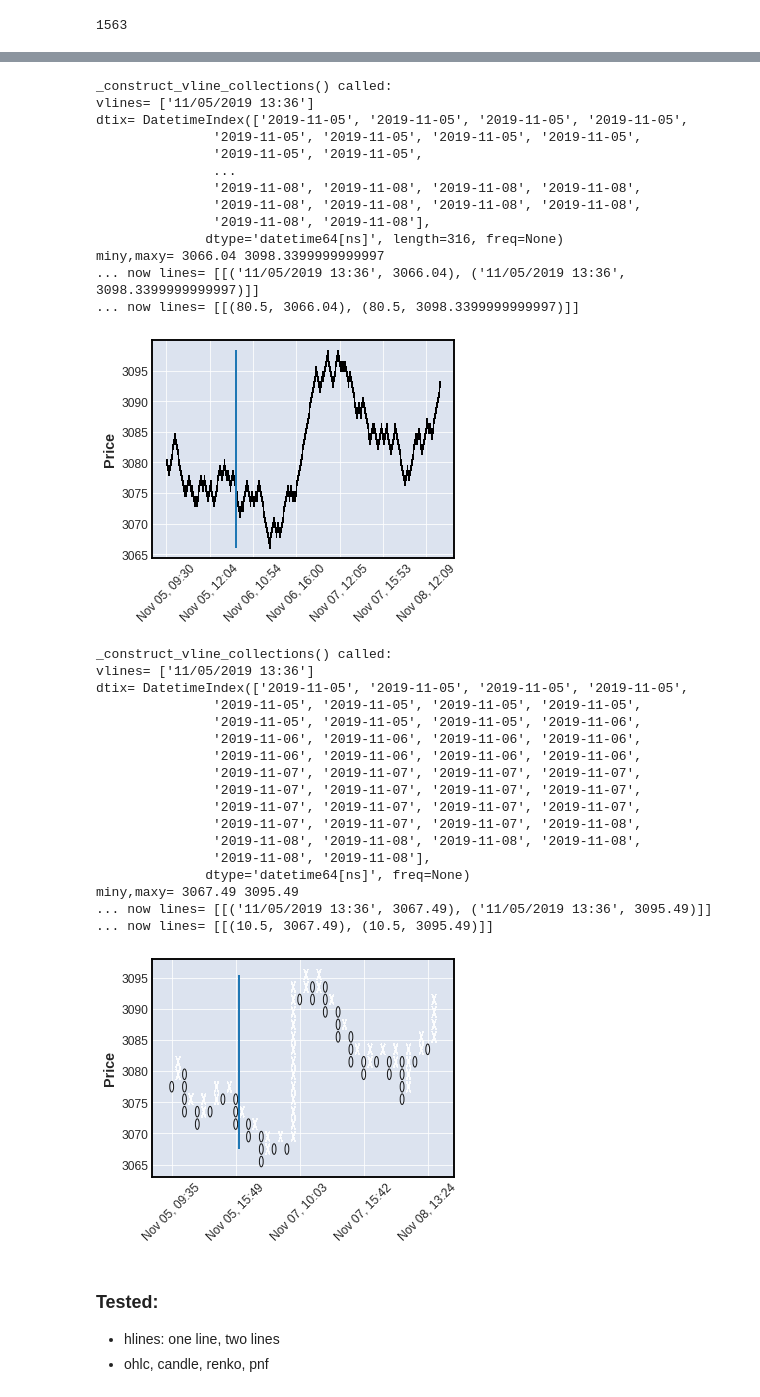
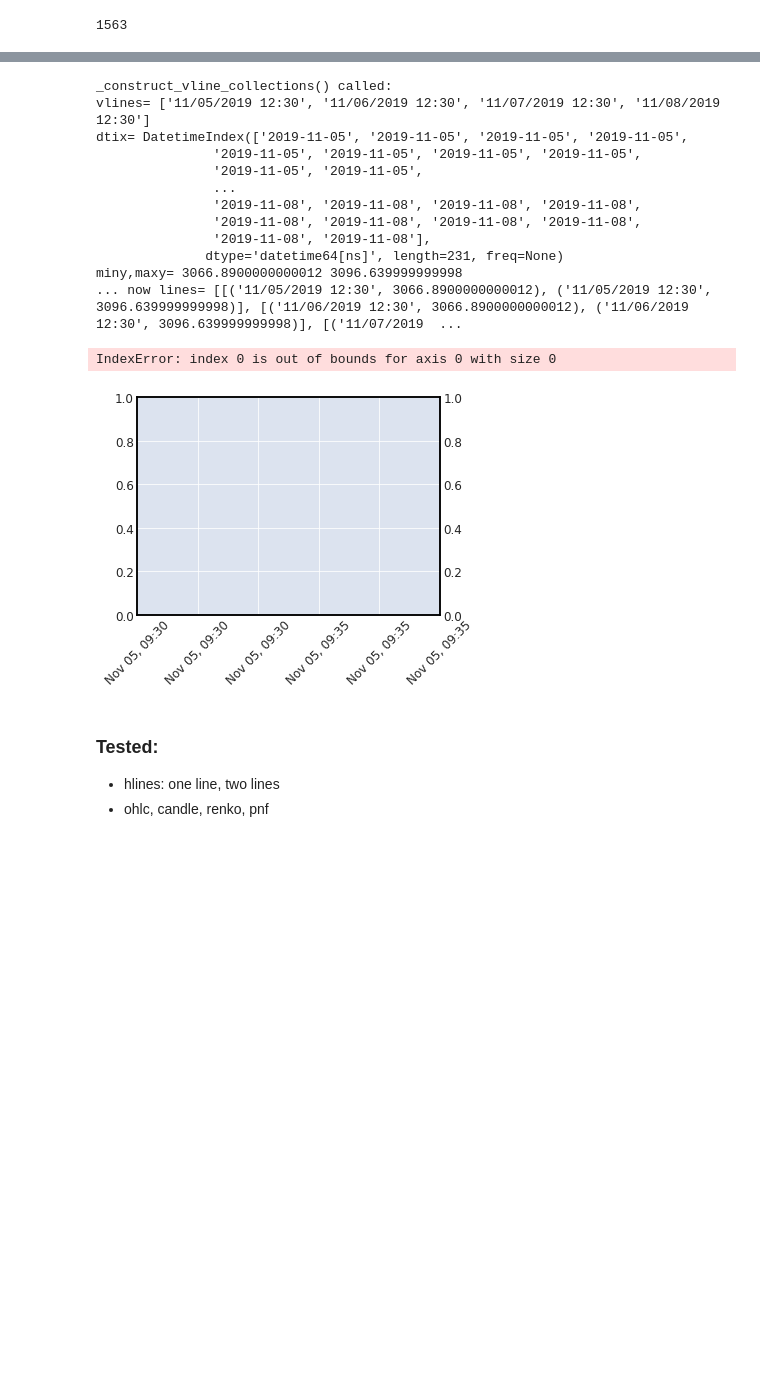
Before and after one commit to matplotlib/mplfinance, a Jupyter notebook: examples/scratch_pad/dev_lines.ipynb, the cells around one changed output, grey strips where cells are left out. Cells and saved outputs as stored; diff of their text form; code cells hidden in the pictures; blank space fills up the shorter version.

Commit message:
continue debugging intraday vlines with price movement types

```diff
--- a/examples/scratch_pad/dev_lines.ipynb
+++ b/examples/scratch_pad/dev_lines.ipynb
@@ -584,13 +577,16 @@ miny,maxy= 3067.49 3095.49
 # %%
 vls = ['11/05/2019 9:30','11/06/2019 9:30','11/07/2019 9:30','11/08/2019 9:30']
 vlnoon = ['11/05/2019 12:30','11/06/2019 12:30','11/07/2019 12:30','11/08/2019 12:30']
+
 mpf.plot(idf,type='ohlc',vlines=vls,figscale=0.75)
 mpf.plot(idf,type='candle',vlines=vls,figscale=0.75)
 mpf.plot(idf,type='line',vlines=vls,figscale=0.75)
 
-mpf.plot(idf,type='renko',vlines=['11/05/2019 13:36'],renko_params=dict(brick_size=0.85),figscale=0.75)
+mpf.plot(idf,type='renko',vlines=vlnoon,renko_params=dict(brick_size=0.85),figscale=0.75)
+
+#mpf.plot(idf,type='renko',vlines=['11/05/2019 13:36'],renko_params=dict(brick_size=0.85),figscale=0.75)
 #mpf.plot(idf,type='renko',vlines=vls,renko_params=dict(brick_size=0.85),figscale=0.75)
-mpf.plot(idf,type='pnf',vlines=['11/05/2019 13:36'],pointnfig_params=dict(box_size=2),figscale=0.75)
+#mpf.plot(idf,type='pnf',vlines=['11/05/2019 13:36'],pointnfig_params=dict(box_size=2),figscale=0.75)
 
 #mpf.plot(idf,type='renko',vlines=vls,renko_params=dict(brick_size=0.85),figscale=0.75)
 #mpf.plot(idf,type='pnf',vlines=vlnoon[0],pointnfig_params=dict(box_size=2),figscale=0.75)
@@ -631,54 +627,36 @@ dtix= DatetimeIndex(['2019-11-05 09:30:00', '2019-11-05 09:31:00',
 miny,maxy= 3065.89 3097.77
 ... now lines= [[('11/05/2019 9:30', 3065.89), ('11/05/2019 9:30', 3097.77)], [('11/06/2019 9:30', 3065.89), ('11/06/2019 9:30', 3097.77)], [('11/07/2019 9:30', 3065.89), ('11/07/2019 9:30', 3097.77)] ...
 ... now lines= [[(0.0, 3065.89), (0.0, 3097.77)], [(391.0, 3065.89), (391.0, 3097.77)], [(782.0, 3065.89), (782.0, 3097.77)], [(1173.0, 3065.89), (1173.0, 3097.77)]]
 [figure]
 _construct_vline_collections() called:
 vlines= ['11/05/2019 9:30', '11/06/2019 9:30', '11/07/2019 9:30', '11/08/2019 9:30']
 dtix= DatetimeIndex(['2019-11-05 09:30:00', '2019-11-05 09:31:00',
                '2019-11-05 09:32:00', '2019-11-05 09:33:00',
                '2019-11-05 09:34:00', '2019-11-05 09:35:00',
                '2019-11-05 09:36:00', '2019-11-05 09:37:00',
                '2019-11-05 09:38:00', '2019-11-05 09:39:00',
                ...
                '2019-11-08 15:50:00', '2019-11-08 15:51:00',
                '2019-11-08 15:52:00', '2019-11-08 15:53:00',
                '2019-11-08 15:54:00', '2019-11-08 15:55:00',
                '2019-11-08 15:56:00', '2019-11-08 15:57:00',
                '2019-11-08 15:58:00', '2019-11-08 15:59:00'],
               dtype='datetime64[ns]', name='Date', length=1563, freq=None)
 miny,maxy= 3065.89 3097.77
 ... now lines= [[('11/05/2019 9:30', 3065.89), ('11/05/2019 9:30', 3097.77)], [('11/06/2019 9:30', 3065.89), ('11/06/2019 9:30', 3097.77)], [('11/07/2019 9:30', 3065.89), ('11/07/2019 9:30', 3097.77)] ...
 ... now lines= [[(0.0, 3065.89), (0.0, 3097.77)], [(391.0, 3065.89), (391.0, 3097.77)], [(782.0, 3065.89), (782.0, 3097.77)], [(1173.0, 3065.89), (1173.0, 3097.77)]]
 [figure]
 _construct_vline_collections() called:
-vlines= ['11/05/2019 13:36']
+vlines= ['11/05/2019 12:30', '11/06/2019 12:30', '11/07/2019 12:30', '11/08/2019 12:30']
 dtix= DatetimeIndex(['2019-11-05', '2019-11-05', '2019-11-05', '2019-11-05',
                '2019-11-05', '2019-11-05', '2019-11-05', '2019-11-05',
                '2019-11-05', '2019-11-05',
                ...
                '2019-11-08', '2019-11-08', '2019-11-08', '2019-11-08',
                '2019-11-08', '2019-11-08', '2019-11-08', '2019-11-08',
                '2019-11-08', '2019-11-08'],
-              dtype='datetime64[ns]', length=316, freq=None)
-miny,maxy= 3066.04 3098.3399999999997
-... now lines= [[('11/05/2019 13:36', 3066.04), ('11/05/2019 13:36', 3098.3399999999997)]]
-... now lines= [[(80.5, 3066.04), (80.5, 3098.3399999999997)]]
+              dtype='datetime64[ns]', length=231, freq=None)
+miny,maxy= 3066.8900000000012 3096.639999999998
+... now lines= [[('11/05/2019 12:30', 3066.8900000000012), ('11/05/2019 12:30', 3096.639999999998)], [('11/06/2019 12:30', 3066.8900000000012), ('11/06/2019 12:30', 3096.639999999998)], [('11/07/2019  ...
+IndexError: index 0 is out of bounds for axis 0 with size 0
-[figure, old version]
+[figure, new version]
-_construct_vline_collections() called:
-vlines= ['11/05/2019 13:36']
-dtix= DatetimeIndex(['2019-11-05', '2019-11-05', '2019-11-05', '2019-11-05',
-               '2019-11-05', '2019-11-05', '2019-11-05', '2019-11-05',
-               '2019-11-05', '2019-11-05', '2019-11-05', '2019-11-06',
-               '2019-11-06', '2019-11-06', '2019-11-06', '2019-11-06',
-               '2019-11-06', '2019-11-06', '2019-11-06', '2019-11-06',
-               '2019-11-07', '2019-11-07', '2019-11-07', '2019-11-07',
-               '2019-11-07', '2019-11-07', '2019-11-07', '2019-11-07',
-               '2019-11-07', '2019-11-07', '2019-11-07', '2019-11-07',
-               '2019-11-07', '2019-11-07', '2019-11-07', '2019-11-08',
-               '2019-11-08', '2019-11-08', '2019-11-08', '2019-11-08',
-               '2019-11-08', '2019-11-08'],
-              dtype='datetime64[ns]', freq=None)
-miny,maxy= 3067.49 3095.49
-... now lines= [[('11/05/2019 13:36', 3067.49), ('11/05/2019 13:36', 3095.49)]]
-... now lines= [[(10.5, 3067.49), (10.5, 3095.49)]]
-[figure, removed]
```
Also changed, not shown: parts of 12 cells of this notebook, 1 other file.
